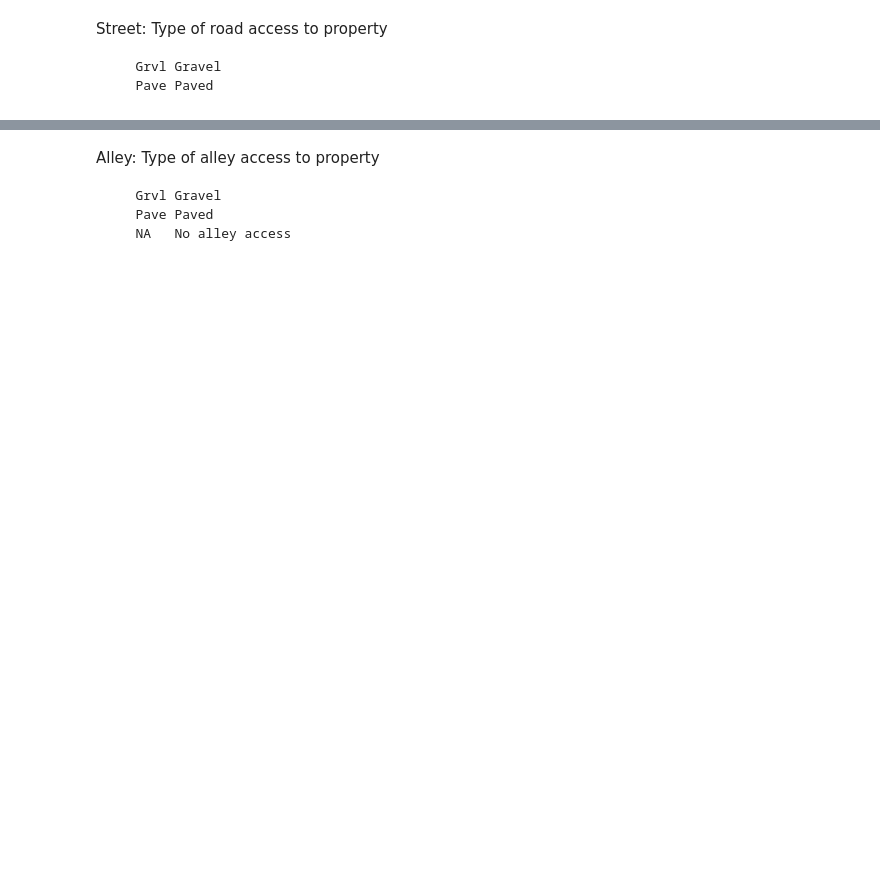
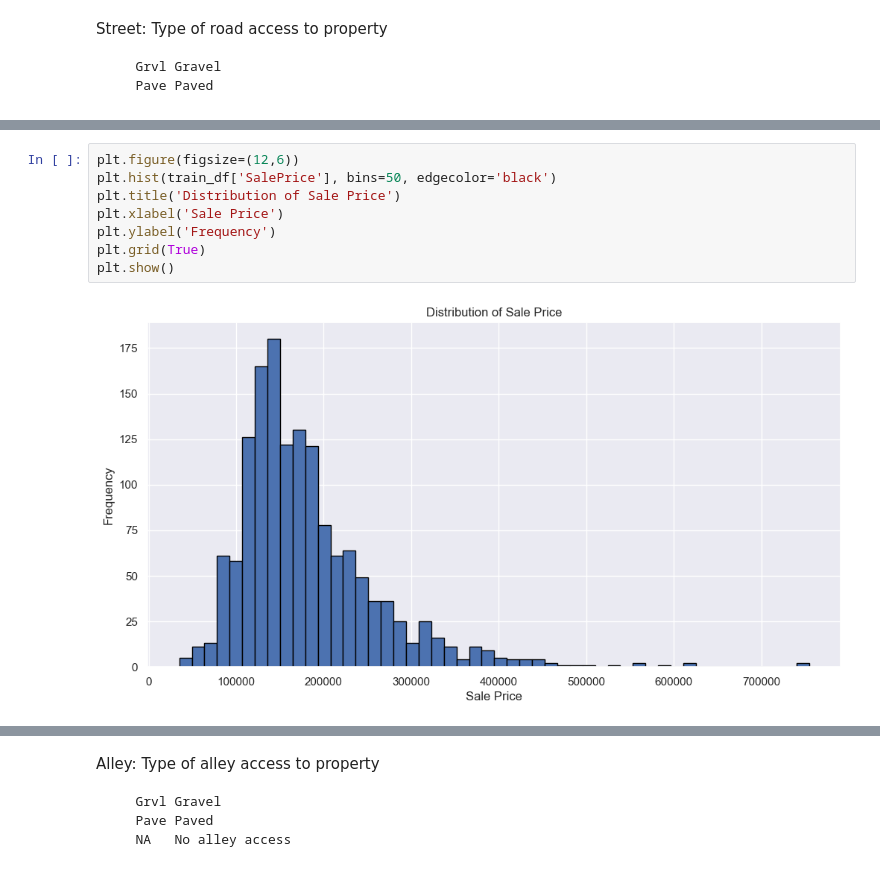
Before and after one commit to jenasandeep/Recreating-99-core_ML_Projects, a Jupyter notebook: 1-House Price Prediction/notebooks/1-initial-eda.ipynb, the cells around one changed output, grey strips where cells are left out. Drawn from its saved outputs; the diff is of its cells as text; blank space fills up the shorter version.

```diff
--- a/1-House Price Prediction/notebooks/1-initial-eda.ipynb
+++ b/1-House Price Prediction/notebooks/1-initial-eda.ipynb
@@ -690,0 +831,10 @@ Street: Type of road access to property
+# %%
+plt.figure(figsize=(12,6))
+plt.hist(train_df['SalePrice'], bins=50, edgecolor='black')
+plt.title('Distribution of Sale Price')
+plt.xlabel('Sale Price')
+plt.ylabel('Frequency')
+plt.grid(True)
+plt.show()
+# %% [output]
+[figure, added]
```
Also changed, not shown: parts of 87 cells of this notebook, 1 other file.
